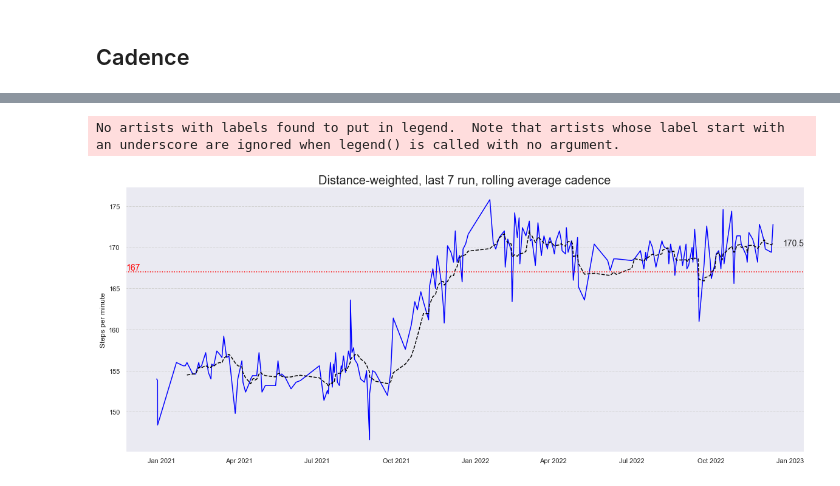
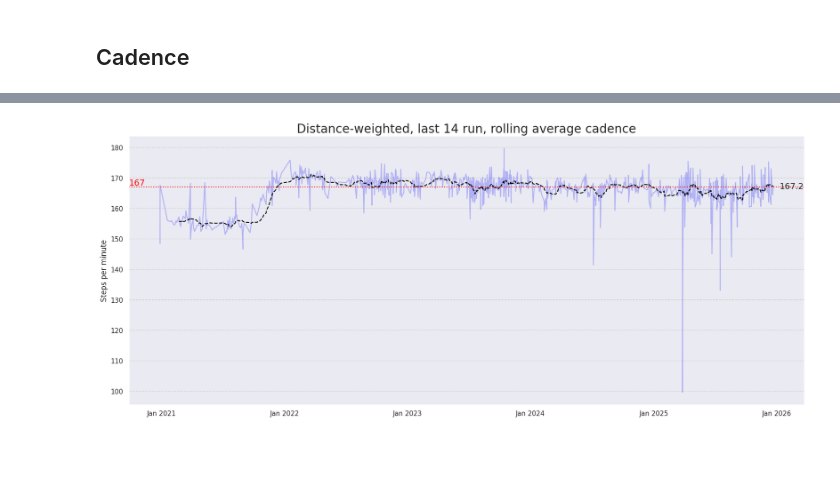
Before and after one commit to lkavenagh/runs, a Jupyter notebook: Run analysis.ipynb, the cells around one changed output, grey strips where cells are left out. Saved outputs shown, nothing was run; the diff lists cells and outputs as text; code cells hidden in the pictures; blank space fills up the shorter version.

```diff
--- a/Run analysis.ipynb
+++ b/Run analysis.ipynb
@@ -357,10 +317,17 @@ x = ax.set_xticklabels(['Sunday', 'Monday', 'Tuesday', 'Wednesday', 'Thursday',
 # %% [markdown]
 # Average pace
 # %%
-dat = dbGetQuery("""SELECT start_date, average_speed, distance FROM runs.activities \
+dat = dbGetQuery("""SELECT start_date, average_speed, distance
+                    FROM runs.activities \
                     WHERE lower(type) = 'run'
-                    and average_speed > 3""")
+                    AND user = '{}'
+                    and average_speed > 2""".format(user))
 dat = dat.sort_values('start_date').reset_index(drop = True)
 dat['month'] = [datetime.date(c.year, c.month, 1) for c in dat.start_date]
 dat['average_pace'] = [(km_in_a_mile/60)/((0.00001+c) / 1000) for c in dat.average_speed]
 dat.distance = [(c/1000)/km_in_a_mile for c in dat.distance]
+
+dat['year'] = [c.year for c in dat.start_date]
+dat['distance_pace'] = dat['distance'] * dat['average_pace']
+yearly = dat.groupby('year').agg({'distance': 'sum', 'distance_pace': 'sum'})
+yearly['average_pace'] = yearly['distance_pace'] / yearly['distance']
@@ -380,9 +365,12 @@ for i in range(len(dat)):
     if len(dat_YTD) > 0:
         pace_YTD = np.nansum(dat_YTD.distance * dat_YTD.average_pace) / np.nansum(dat_YTD.distance)
 
-    out = out.append(pd.DataFrame([[dat.start_date[i].date(),
+    out = pd.concat([
+        out,
+        pd.DataFrame([[dat.start_date[i].date(),
                             pace_7,
                             pace_30,
                             pace_YTD]], columns = ['date', 'average_pace_7', 'average_pace_30', 'average_pace_YTD']
-                         ))
+                         )
+    ])
 out = out.sort_values('date')
@@ -426,5 +405,5 @@ def dec_to_time(d):
 # %%
-fig = plt.figure(figsize = (15,5))
+fig = plt.figure(figsize = (25,10))
 ax = fig.add_subplot(111)
 
 for y in out.columns[1:]:
@@ -437,8 +416,8 @@ for var in ['top', 'bottom', 'left', 'right']:
 ax.grid(linestyle = '--', color = 'lightgrey')
 
 ax.set_title('Rolling pace (this year)', fontsize = 20)
-ax.set_xlim(datetime.date(max(out.date).year-0, 1, 1), datetime.date(max(out.date).year, 12, 31))
-ax.set_ylim(8,9)
+ax.set_xlim(datetime.date(max(out.date).year, 1, 1), datetime.date(max(out.date).year, 12, 31))
+# ax.set_ylim(7,10)
 ax.invert_yaxis()
 ax.set_ylabel('Minutes per mile')
 
@@ -586,18 +566,18 @@ ax.xaxis.grid(False)
 dat = dbGetQuery("""
     SELECT *
     FROM runs.activities_summary
-    WHERE date(start_date) > date_sub(current_date, interval 2 year)
+    WHERE date(start_date) > date_sub(current_date, interval 5 year)
     AND type = 'Run'
     AND average_cadence IS NOT NULL
-    ORDER BY 1 ASC""")
+    ORDER BY start_date ASC""")
 
-dat['rolling_avg_cadence'] = dat.average_cadence.rolling(7).mean()
 dat['cadence_adj'] = dat.average_cadence / dat.average_pace
 
 dat['rolling_weighted_avg_cadence'] = None
-for i in range(6, len(dat), 1):
-    x = dat.average_cadence[(i-6):(i+1)]
-    y = dat.distance_miles[(i-6):(i+1)]
+window = 14
+for i in range(window, len(dat), 1):
+    x = dat.average_cadence[(i-window):(i+1)]
+    y = dat.distance_miles[(i-window):(i+1)]
     y = y / sum(y)
     wavg = sum([a*b for a,b in zip(x,y)])
     dat.loc[i, 'rolling_weighted_avg_cadence'] = wavg
@@ -613,26 +593,25 @@ dat.tail()
 # %%
 fig = plt.figure(figsize = (20,8))
 ax = fig.add_subplot(111)
 
-ax.plot(dat.start_date, dat.average_cadence, color = 'blue')
+ax.plot(dat.start_date, dat.average_cadence, color = 'blue', alpha=0.25)
 # ax.plot(dat.start_date, dat.rolling_avg_cadence, color = 'black', ls = '--')
 ax.plot(dat.start_date, dat.rolling_weighted_avg_cadence, color = 'black', ls = '--')
 
 ax.legend().remove()
 for var in ['top', 'bottom', 'right']:
     ax.spines[var].set_visible(False)
 
 ax.axhline(167, color = 'red', ls = ':')
 ax.text(ax.get_xlim()[0], 167, '167', color = 'red', fontsize = 14, ha = 'left', va = 'bottom')
 ax.text(ax.get_xlim()[1], dat.rolling_weighted_avg_cadence[len(dat)-1], '{:,.1f}'.format(dat.rolling_weighted_avg_cadence[len(dat)-1]), fontsize = 14, ha = 'right', va = 'center')
 # ax.text(ax.get_xlim()[1], dat.average_cadence[len(dat)-1], '{:,.1f}'.format(dat.average_cadence[len(dat)-1]), fontsize = 14, ha = 'right', va = 'center', color = 'blue')
 ax.set_xlabel('')
 ax.set_ylabel('Steps per minute')
-ax.set_title('Distance-weighted, last 7 run, rolling average cadence', fontsize = 20)
+ax.set_title(f'Distance-weighted, last {window} run, rolling average cadence', fontsize = 20)
 ax.grid(linestyle = '--', color = 'lightgrey')
 xfmt = mdates.DateFormatter('%b %Y')
 ax.xaxis.set_major_formatter(xfmt)
 ax.xaxis.grid(False)
 # %% [output]
-No artists with labels found to put in legend.  Note that artists whose label start with an underscore are ignored when legend() is called with no argument.
-[figure, old version]
+[figure, new version]
```
Also changed, not shown: parts of 29 cells of this notebook.
